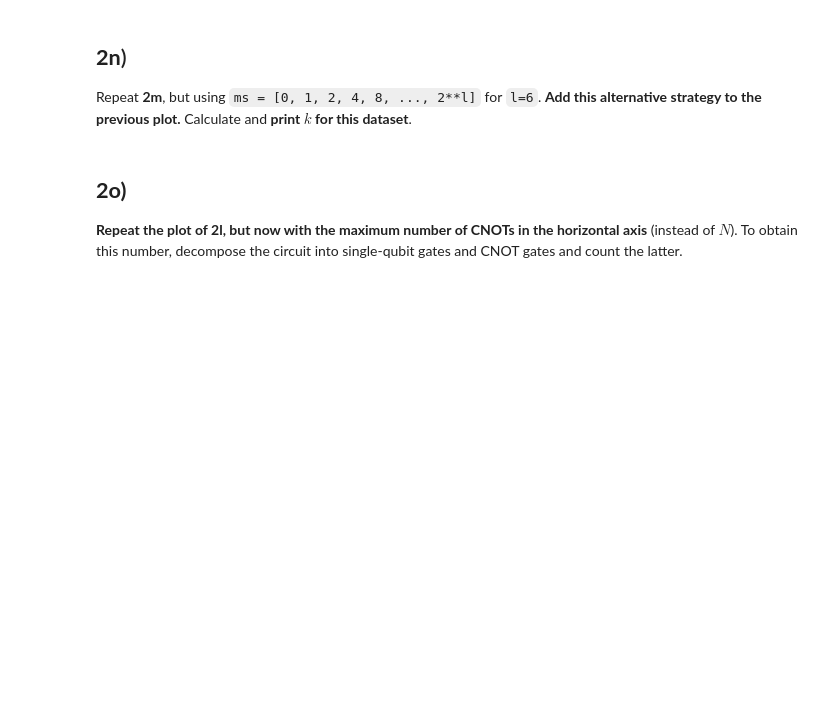
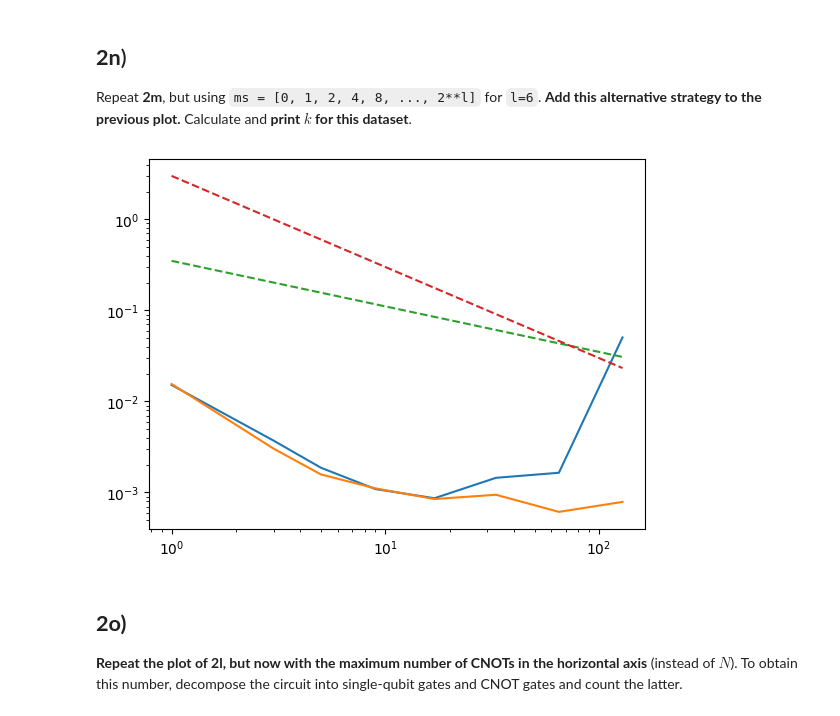
Before and after one commit to ezekielcochran/vtq-hackathon, a Jupyter notebook: qmace.ipynb, the cells around one changed output. Cells and saved outputs as stored; diff of their text form; code cells hidden in the pictures; blank space fills up the shorter version.

```diff
--- a/qmace.ipynb
+++ b/qmace.ipynb
@@ -456,6 +510,41 @@ You can now compare the performance of your algorithm with the limits of metrolo
 ## **2n**)
 
 Repeat **2m**, but using `ms = [0, 1, 2, 4, 8, ..., 2**l]` for `l=6`. **Add this alternative strategy to the previous plot.** Calculate and **print $k$ for this dataset**.
+# %%
+ms = [0] + [2**l for l in range(7)]
+old_errors = errors.copy()
+
+NUM_RUNS = 100
+x_library = []
+for run in range(NUM_RUNS):
+    x_library.append(get_data(a_gate, w_reflection, ms, NUM_SHOTS))
+
+estimates = []
+for i in range(7 + 1):
+    this_ms = ms[:i+1]
+    this_estimate_group = []
+    for j in range(NUM_RUNS):
+        this_estimate_group.append(maximize_likelihood(this_ms, x_library[j], NUM_SHOTS))
+    estimates.append(this_estimate_group)
+
+assert(len(estimates) == 8)
+
+N_values = [2*m + 1 for m in ms]
+errors = [np.sqrt(((group - np.array([exact_value] * NUM_RUNS))**2).mean()) for group in estimates]
+
+def sql(N):
+    return 0.35 * N**(-1/2.0)
+
+def hl(N):
+    return 3 * N**(-1)
+
+plt.loglog(N_values, errors)
+plt.loglog(N_values, old_errors)
+plt.loglog(N_values, [sql(n) for n in N_values], linestyle="--")
+plt.loglog(N_values, [hl(n) for n in N_values], linestyle="--")
+plt.show()
+# %% [output]
+[figure, added]
 # %% [markdown]
 ## **2o)**
 
```
Also changed, not shown: parts of 7 cells of this notebook.
